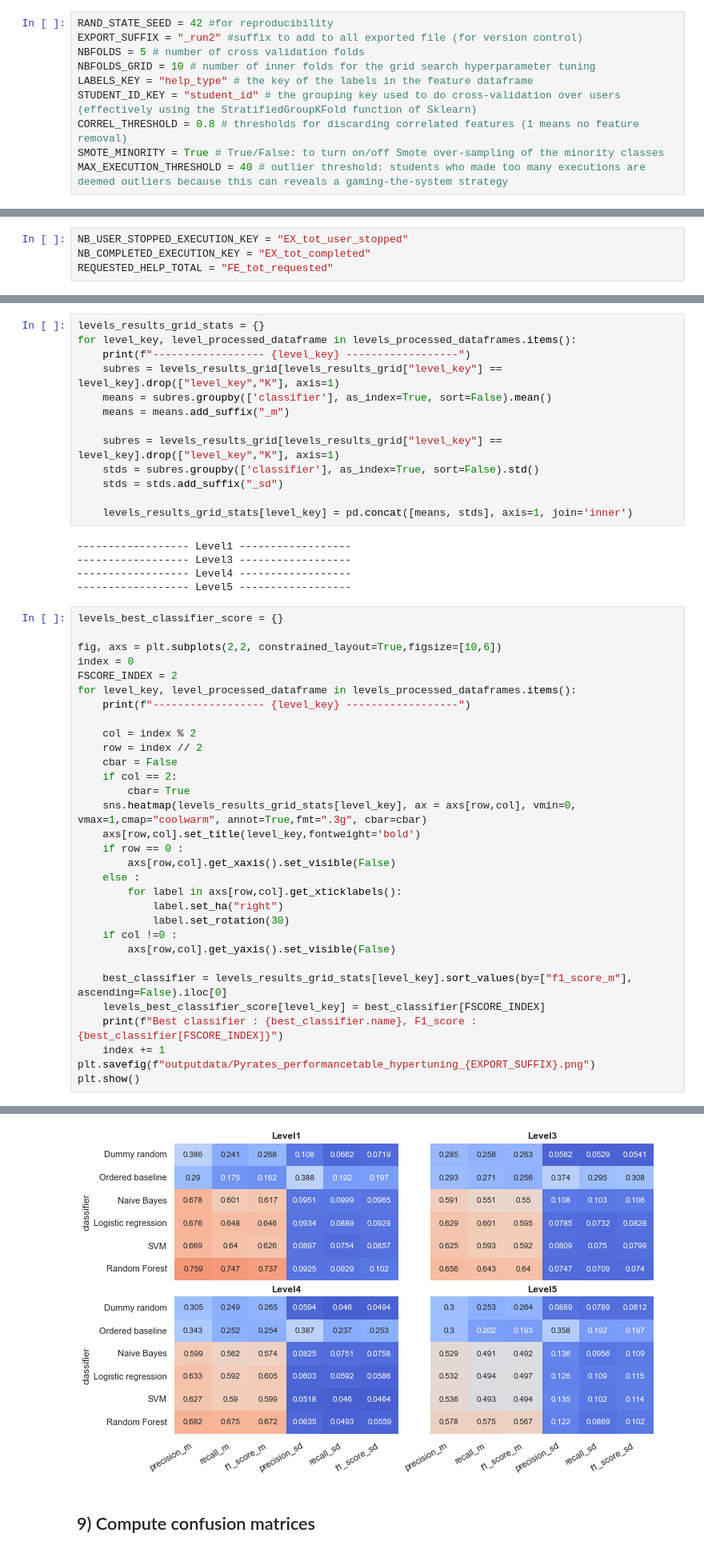
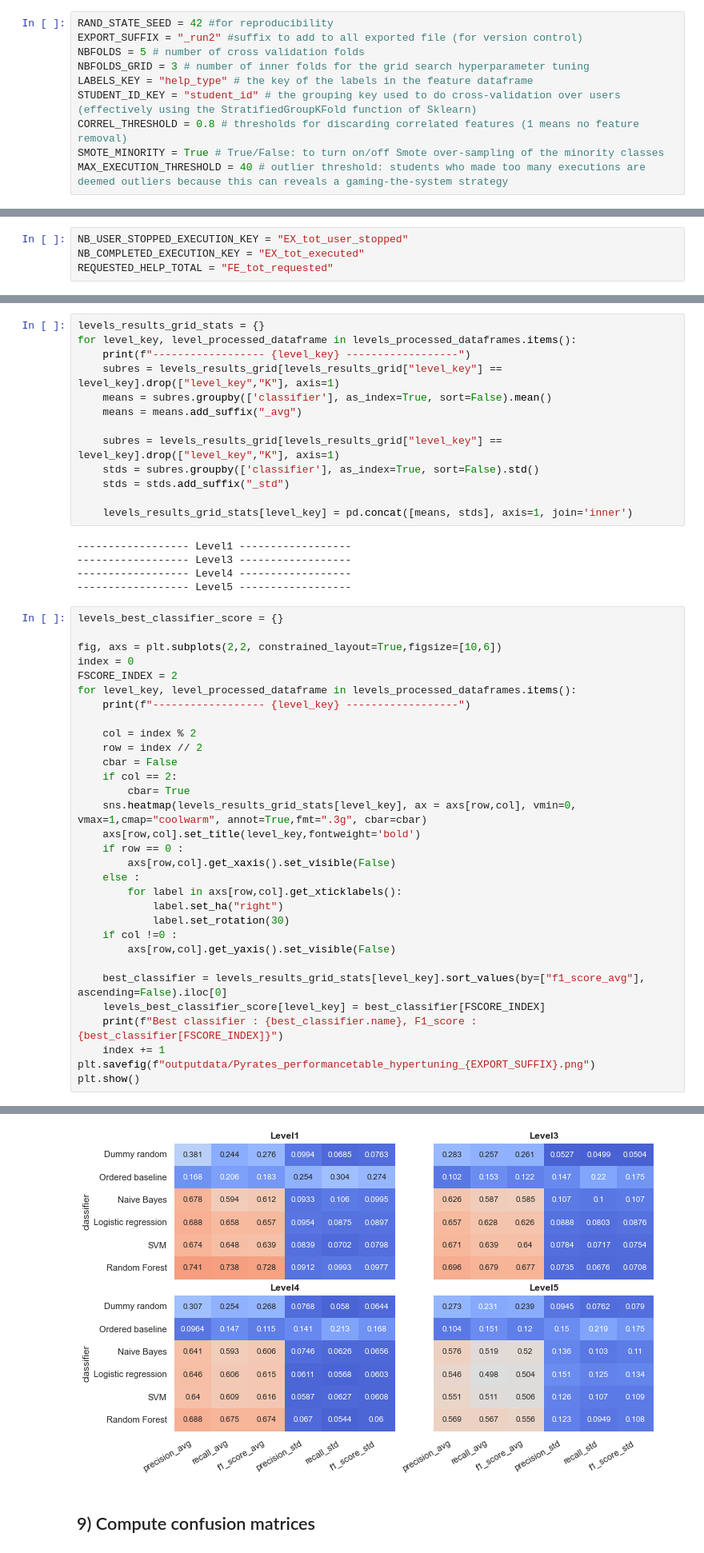
Before and after one commit to Matthieu-BRANTHOME/PyratesIA, a Jupyter notebook: model_training.ipynb, the cells around one changed output, grey strips where cells are left out. Shown at 80% size. Cells and saved outputs as stored; diff of their text form.

```diff
--- a/model_training.ipynb
+++ b/model_training.ipynb
@@ -117,7 +117,7 @@ ML Constants
 RAND_STATE_SEED = 42 #for reproducibility
 EXPORT_SUFFIX = "_run2" #suffix to add to all exported file (for version control)
 NBFOLDS = 5 # number of cross validation folds
-NBFOLDS_GRID = 10 # number of inner folds for the grid search hyperparameter tuning
+NBFOLDS_GRID = 3 # number of inner folds for the grid search hyperparameter tuning
 LABELS_KEY = "help_type" # the key of the labels in the feature dataframe
 STUDENT_ID_KEY = "student_id" # the grouping key used to do cross-validation over users (effectively using the StratifiedGroupKFold function of Sklearn)
 CORREL_THRESHOLD = 0.8 # thresholds for discarding correlated features (1 means no feature removal)
@@ -127,7 +127,7 @@ MAX_EXECUTION_THRESHOLD = 40 # outlier threshold: students who made too many exe
 Feature keys
 # %%
 NB_USER_STOPPED_EXECUTION_KEY = "EX_tot_user_stopped"
-NB_COMPLETED_EXECUTION_KEY = "EX_tot_completed"
+NB_COMPLETED_EXECUTION_KEY = "EX_tot_executed"
 REQUESTED_HELP_TOTAL = "FE_tot_requested"
 # %% [markdown]
 ## 3) Data filtering and outlier removal
@@ -922,11 +913,11 @@ for level_key, level_processed_dataframe in levels_processed_dataframes.items():
     print(f"------------------ {level_key} ------------------")
     subres = levels_results_grid[levels_results_grid["level_key"] == level_key].drop(["level_key","K"], axis=1)
     means = subres.groupby(['classifier'], as_index=True, sort=False).mean()
-    means = means.add_suffix("_m")
+    means = means.add_suffix("_avg")
 
     subres = levels_results_grid[levels_results_grid["level_key"] == level_key].drop(["level_key","K"], axis=1)
     stds = subres.groupby(['classifier'], as_index=True, sort=False).std()
-    stds = stds.add_suffix("_sd")
+    stds = stds.add_suffix("_std")
 
     levels_results_grid_stats[level_key] = pd.concat([means, stds], axis=1, join='inner')
 # %% [output]
@@ -959,7 +950,7 @@ for level_key, level_processed_dataframe in levels_processed_dataframes.items():
     if col !=0 :
         axs[row,col].get_yaxis().set_visible(False)
 
-    best_classifier = levels_results_grid_stats[level_key].sort_values(by=["f1_score_m"], ascending=False).iloc[0]
+    best_classifier = levels_results_grid_stats[level_key].sort_values(by=["f1_score_avg"], ascending=False).iloc[0]
     levels_best_classifier_score[level_key] = best_classifier[FSCORE_INDEX]
     print(f"Best classifier : {best_classifier.name}, F1_score : {best_classifier[FSCORE_INDEX]}")
     index += 1
@@ -977,4 +968,4 @@ Best classifier : Random Forest, F1_score : 0.5674351756235178
-[figure, old version]
+[figure, new version]
 # %% [markdown]
 ## 9) Compute confusion matrices
 # %% [markdown]
```
Also changed, not shown: parts of 8 cells of this notebook, 22 other files.
